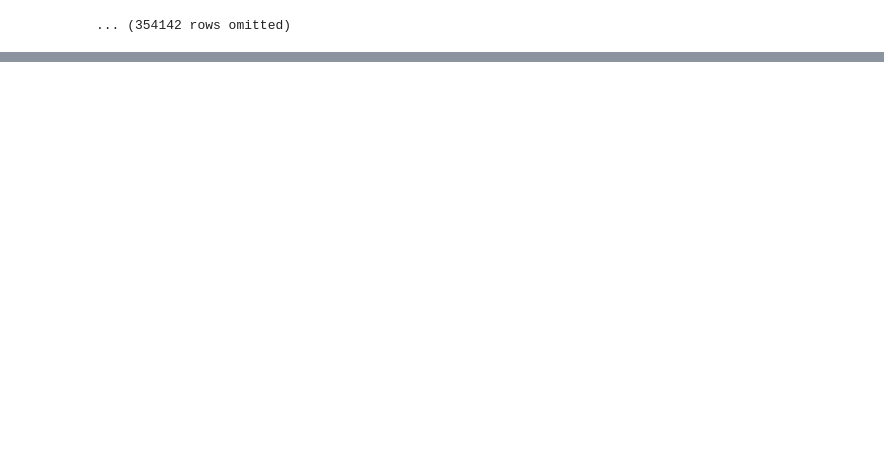
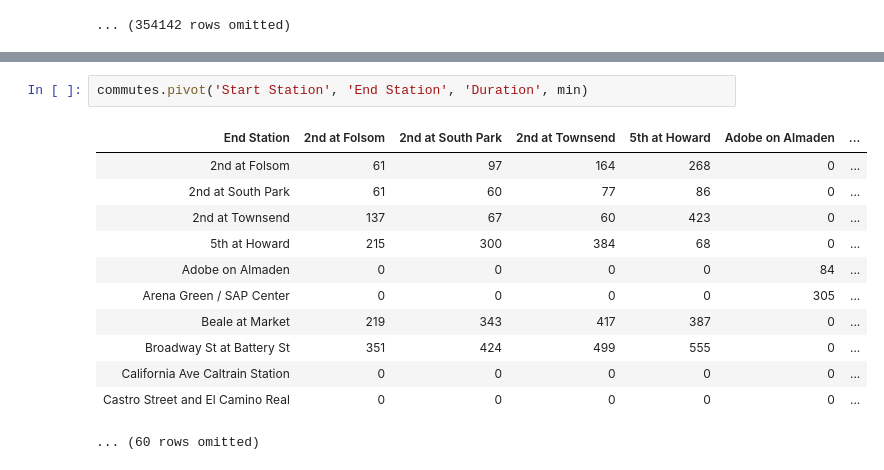
Before and after one commit to abdulbaqi/ms_python, a Jupyter notebook: datascience.ipynb, the cells around one changed output, grey strips where cells are left out. Saved outputs shown, nothing was run; the diff lists cells and outputs as text; blank space fills up the shorter version.

```diff
--- a/datascience.ipynb
+++ b/datascience.ipynb
@@ -1174,0 +1230,15 @@ trips
+# %%
+commutes.pivot('Start Station', 'End Station', 'Duration', min)
+# %% [output]
+| End Station | 2nd at Folsom | 2nd at South Park | 2nd at Townsend | 5th at Howard | Adobe on Almaden | ... |
+| 2nd at Folsom | 61 | 97 | 164 | 268 | 0 | ... |
+| 2nd at South Park | 61 | 60 | 77 | 86 | 0 | ... |
+| 2nd at Townsend | 137 | 67 | 60 | 423 | 0 | ... |
+| 5th at Howard | 215 | 300 | 384 | 68 | 0 | ... |
+| Adobe on Almaden | 0 | 0 | 0 | 0 | 84 | ... |
+| Arena Green / SAP Center | 0 | 0 | 0 | 0 | 305 | ... |
+| Beale at Market | 219 | 343 | 417 | 387 | 0 | ... |
+| Broadway St at Battery St | 351 | 424 | 499 | 555 | 0 | ... |
+| California Ave Caltrain Station | 0 | 0 | 0 | 0 | 0 | ... |
+| Castro Street and El Camino Real | 0 | 0 | 0 | 0 | 0 | ... |
+... (60 rows omitted)
```
Also changed, not shown: parts of 17 cells of this notebook, 2 other files.
